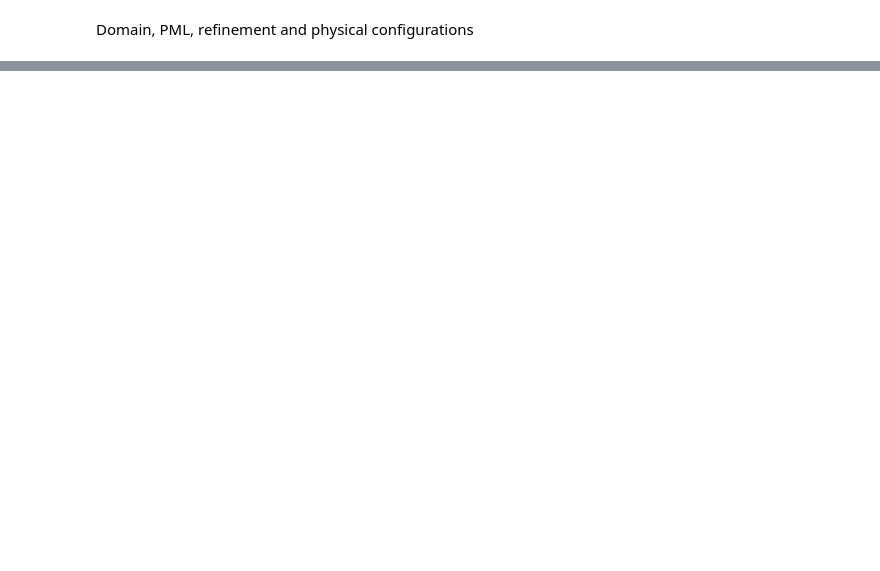
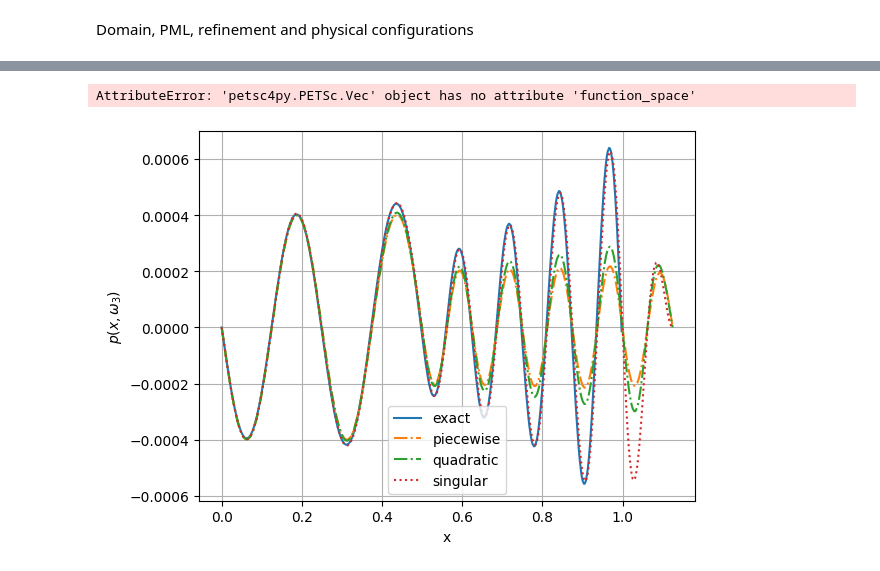
Before and after one commit to sararecondo/HPR-1D, a Jupyter notebook: 1D-Figure-08.ipynb, the cells around one changed output, grey strips where cells are left out. Drawn from its saved outputs; the diff is of its cells as text; code cells hidden in the pictures; blank space fills up the shorter version.

```diff
--- a/1D-Figure-08.ipynb
+++ b/1D-Figure-08.ipynb
@@ -283,0 +465,8 @@ plt.show()
+# %%
+exact_eigv_p = {
+0: get_exact_eigenpair(mesh[2], FE, 0, sigma_piecewise_py, x_hat_piecewise, gamma_x_piecewise)[1],
+1: get_exact_eigenpair(mesh[2], FE, 1, sigma_piecewise_py, x_hat_piecewise, gamma_x_piecewise)[1],
+2: get_exact_eigenpair(mesh[2], FE, 2, sigma_piecewise_py, x_hat_piecewise, gamma_x_piecewise)[1],
+3: get_exact_eigenpair(mesh[2], FE, 3, sigma_piecewise_py, x_hat_piecewise, gamma_x_piecewise)[1],
+4: get_exact_eigenpair(mesh[2], FE, 4, sigma_piecewise_py, x_hat_piecewise, gamma_x_piecewise)[1]
+}
@@ -283,0 +485,44 @@ plt.show()
+# %%
+# Crear versión exacta proxectada á malla de u_num
+u_ex_proj = project_exact_to_mesh(exact_eigv_p[1], approx_piecewise_eigvs_p[2][0].function_space)
+
+# Datos
+x_num_p, y_num_p = get_function_plot_data(approx_piecewise_eigvs_p[2][0])
+x_num_q, y_num_q = get_function_plot_data(approx_quadratic_eigvs_p[2][0])
+x_num_s, y_num_s = get_function_plot_data(approx_singular_eigvs_p[2][0])
+
+x_ex , y_ex  = get_function_plot_data(u_ex_proj)
+plt.plot(x_ex[x_ex<1] , np.real(y_ex[x_ex<1] ), label="exact", linestyle="solid")
+plt.plot(x_num_p, np.real(y_num_p), label="piecewise", linestyle="-.")
+plt.plot(x_num_q, np.real(y_num_q), label="quadratic", linestyle="-.")
+plt.plot(x_num_s, np.real(y_num_s), label="singular", linestyle="dotted")
+
+plt.xlabel("x")
+plt.ylabel("$p(x, \omega_0)$")
+plt.legend()
+plt.grid(True)
+plt.show()
+# %% [output]
+AttributeError: 'petsc4py.PETSc.Vec' object has no attribute 'function_space'
+# %%
+# Crear versión exacta proxectada á malla de u_num
+u_ex_proj = project_exact_to_mesh(exact_eigv_p[4], approx_piecewise_eigvs_p[2][1].function_space)
+
+# Datos
+x_num_p, y_num_p = get_function_plot_data(approx_piecewise_eigvs_p[2][1])
+x_num_q, y_num_q = get_function_plot_data(approx_quadratic_eigvs_p[2][1])
+x_num_s, y_num_s = get_function_plot_data(approx_singular_eigvs_p[2][1])
+
+x_ex , y_ex  = get_function_plot_data(u_ex_proj)
+plt.plot(x_ex[x_ex<1] , np.real(y_ex[x_ex<1] ), label="exact", linestyle="solid")
+plt.plot(x_num_p, np.real(y_num_p), label="piecewise", linestyle="-.")
+plt.plot(x_num_q, np.real(y_num_q), label="quadratic", linestyle="-.")
+plt.plot(x_num_s, np.real(y_num_s), label="singular", linestyle="dotted")
+
+plt.xlabel("x")
+plt.ylabel("$p(x, \omega_3)$")
+plt.legend()
+plt.grid(True)
+plt.show()
+# %% [output]
+[figure, added]
```
Also changed, not shown: parts of 34 cells of this notebook, 26 other files.
